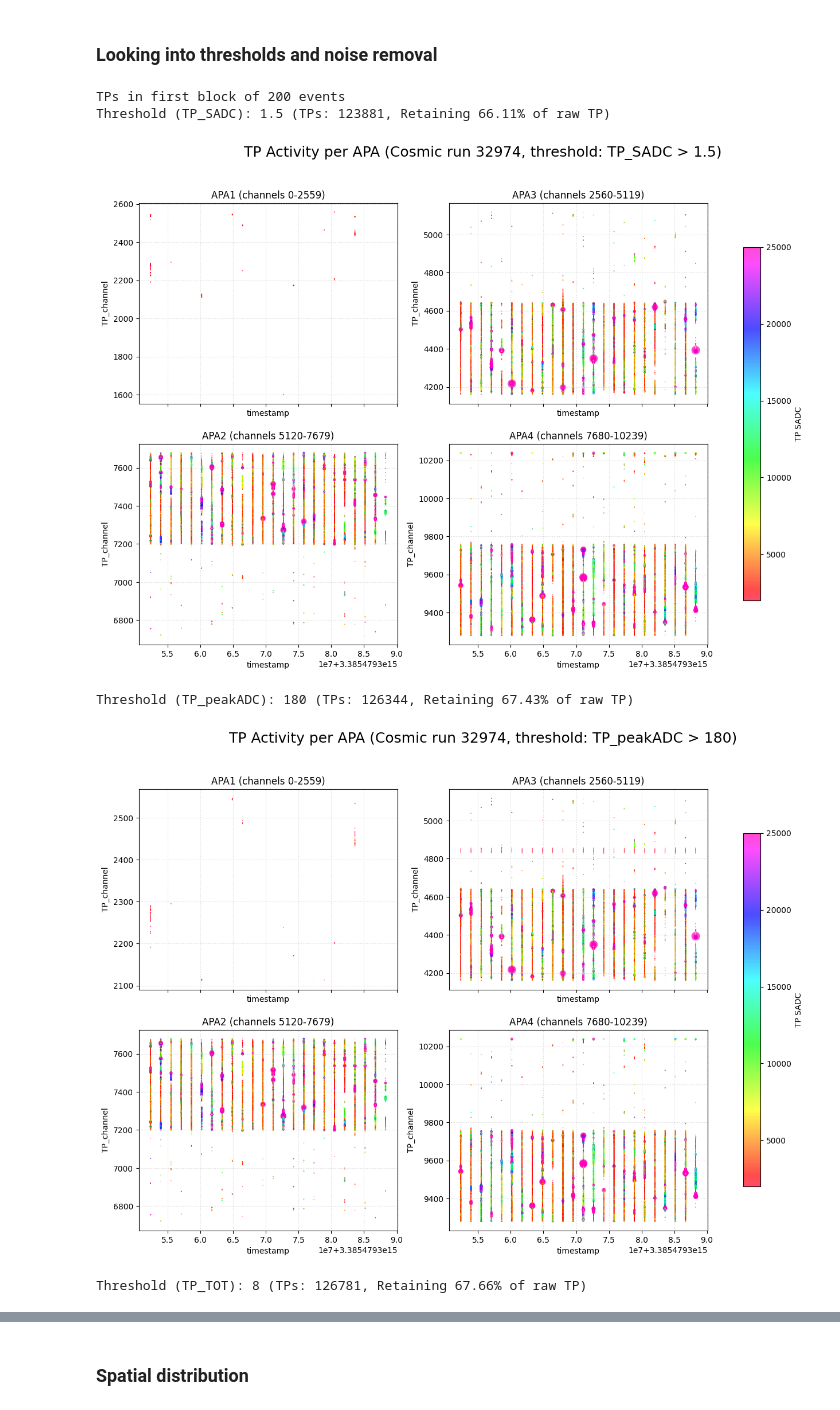
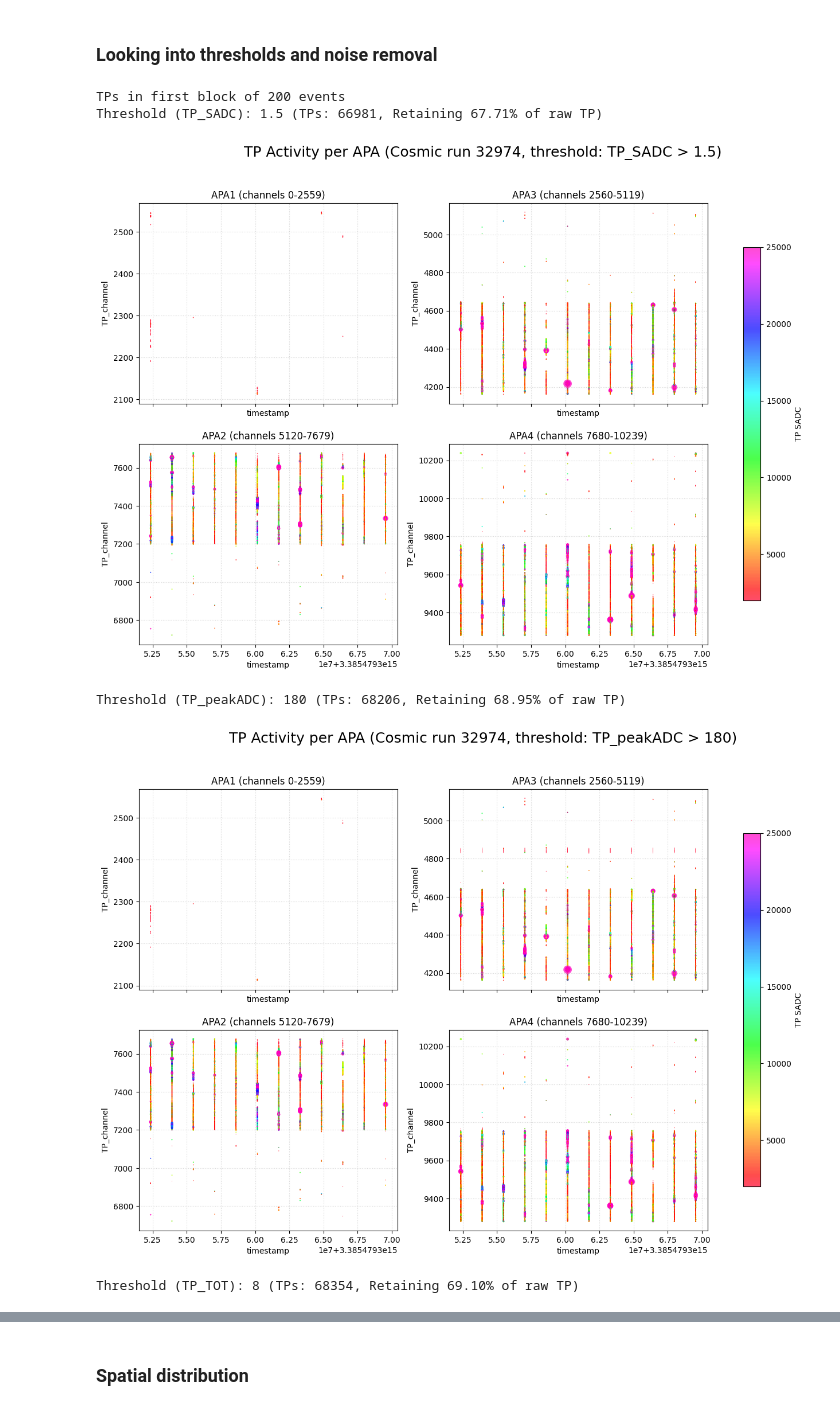
Before and after one commit to JuliaFavaro/SS25_TP_ProtoDUNE, a Jupyter notebook: src/RUN_test_run.ipynb, the cells around one changed output, grey strips where cells are left out. Cells and saved outputs as stored; diff of their text form; code cells hidden in the pictures.

```diff
--- a/src/RUN_test_run.ipynb
+++ b/src/RUN_test_run.ipynb
@@ -222,6 +222,35 @@ Event duration: 0.0029 s
 ### Looking into thresholds and noise removal
 # %%
 def plot_TPC_activity(tp_df, thresh, thresh_type="TP_peakADC", vmin=None, vmax=None, show_counts=True):
+    """
+    Creates scatter plots showing TP distribution across APAs with optional bar charts for TP counts.
+    Scatter plot point sizes are proportional to TP_TOT/10. Scatter plot colors represent TP_SADC values using 'gist_rainbow' colormap
+    Data is filtered based on specified threshold criteria to remove noise.
+    Creates 2x2 subplot grid for the 4 APAs in ProtoDUNE. Requires global variable 'apa_ranges' containing APA channel ranges
+
+    ----------
+    tp_df : pandas.DataFrame
+        DataFrame containing trigger primitive data
+
+    thresh : float
+        Threshold value for filtering TPs.
+
+    thresh_type : str, optional
+        Type of threshold to apply for filtering. Default is "TP_peakADC".
+        Options:
+        - "TP_peakADC": Filter by peak ADC value
+        - "TP_TOT": Filter by time over threshold
+        - "TP_SADC": Filter by sum ADC (divided by 1e3 for kADC units)
+
+    vmin : float, optional
+        Minimum value for colorbar scale in scatter plots. If None, uses data minimum.
+
+    vmax : float, optional
+        Maximum value for colorbar scale in scatter plots. If None, uses data maximum.
+
+    show_counts : bool, optional
+        Whether to display bar chart showing TP counts per APA. Default is True.
+    """
     global apa_ranges
     title_prefix = "TP Activity per APA"
     # Filter based on the threshold type
@@ -273,26 +302,26 @@ def plot_TPC_activity(tp_df, thresh, thresh_type="TP_peakADC", vmin=None, vmax=N
         plt.title(f"Total TP Count per APA ({thresh_type} > {thresh})")
         plt.show()
 # %%
-mask = (tps['event'] < 200)
+mask = (tps['event'] < 100)
 tps_subset = tps[mask]
 tps_subset.run_name = tps.run_name
 
-print(f"TPs in first block of 200 events")
+print(f"TPs in first block of 100 events")
 # For SADC threshold
 plot_TPC_activity(tps_subset, threshold_sadc,
             vmin=2000, vmax=25000, thresh_type="TP_SADC", show_counts=False)
 
 # For ADC threshold
 plot_TPC_activity(tps_subset, threshold_adc,
             vmin=2000, vmax=25000, thresh_type="TP_peakADC", show_counts=False)
 
 # For TOT threshold
 plot_TPC_activity(tps_subset, threshold_tot,
             vmin=2000, vmax=25000, thresh_type="TP_TOT", show_counts=False)
 # %% [output]
 TPs in first block of 200 events
-Threshold (TP_SADC): 1.5 (TPs: 123881, Retaining 66.11% of raw TP)
+Threshold (TP_SADC): 1.5 (TPs: 66981, Retaining 67.71% of raw TP)
-[figure, old version]
+[figure, new version]
-Threshold (TP_peakADC): 180 (TPs: 126344, Retaining 67.43% of raw TP)
+Threshold (TP_peakADC): 180 (TPs: 68206, Retaining 68.95% of raw TP)
-[figure, old version]
+[figure, new version]
-Threshold (TP_TOT): 8 (TPs: 126781, Retaining 67.66% of raw TP)
+Threshold (TP_TOT): 8 (TPs: 68354, Retaining 69.10% of raw TP)
```
Also changed, not shown: parts of 15 cells of this notebook, 1 other file.
